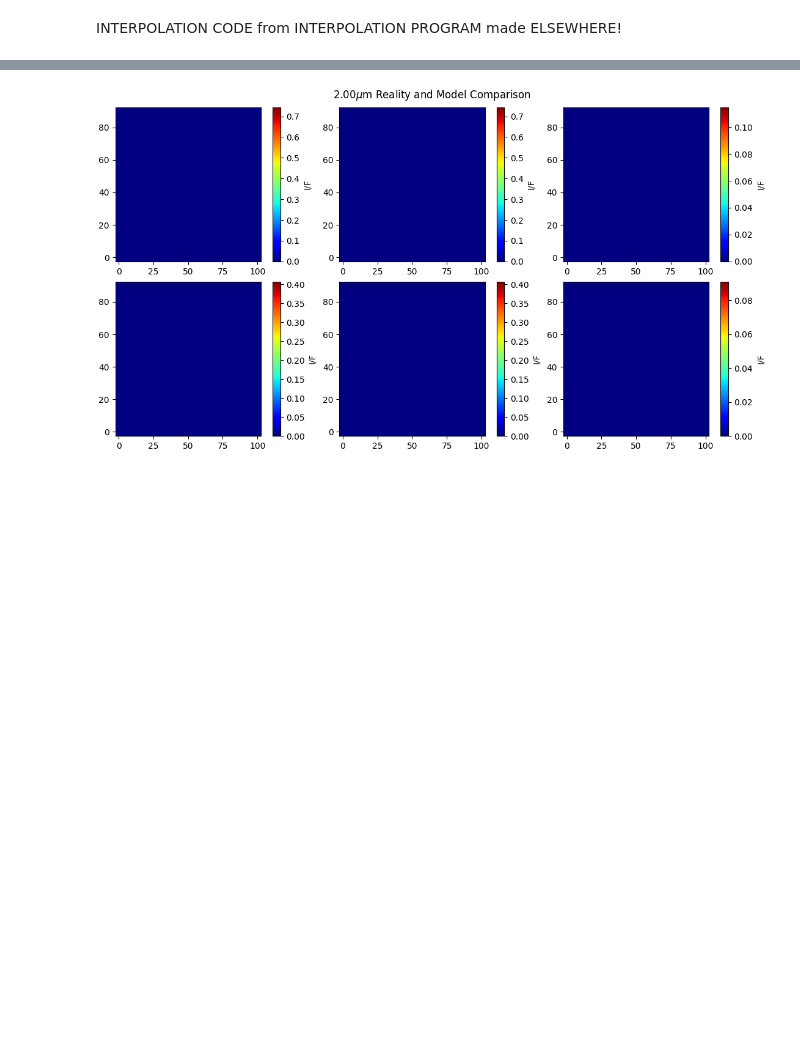
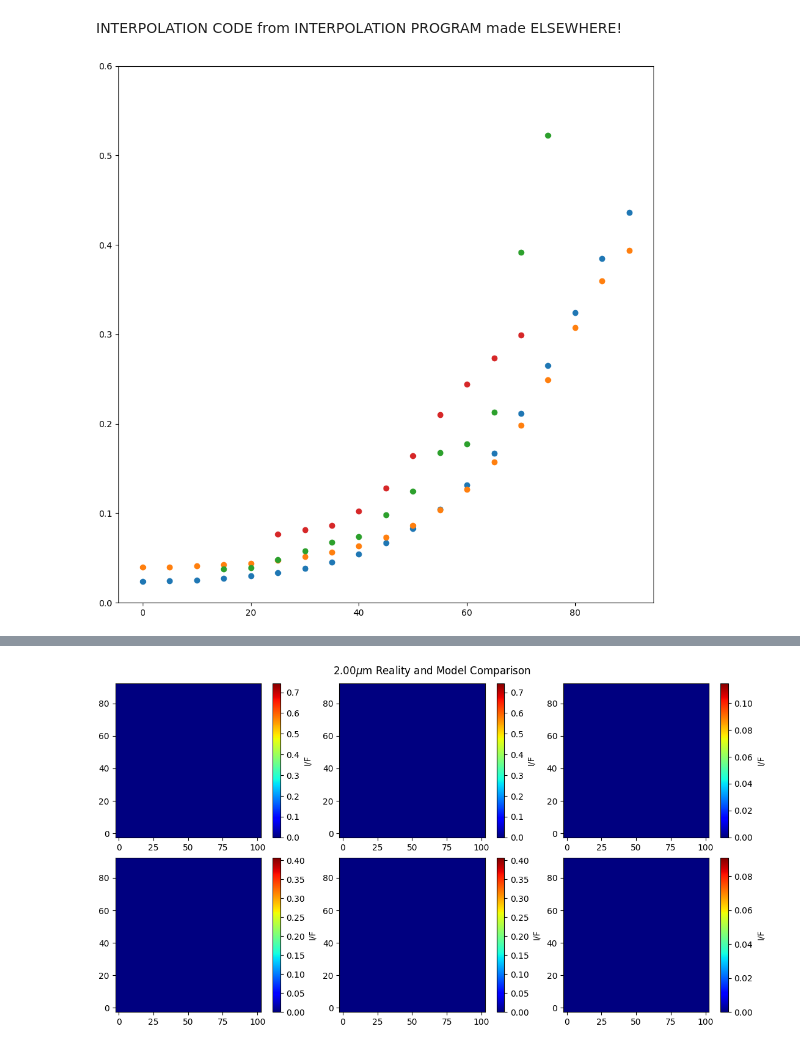
Before and after one commit to GMBlackjack/GMsNotes, a Jupyter notebook: SCRATCH WORK/LambertianSpecularDifferences/Specular Model Tester Present Comparison Method.ipynb, the cells around one changed output, grey strips where cells are left out. Drawn from its saved outputs; the diff is of its cells as text; code cells hidden in the pictures; blank space fills up the shorter version.

```diff
--- a/SCRATCH WORK/LambertianSpecularDifferences/Specular Model Tester Present Comparison Method.ipynb
+++ b/SCRATCH WORK/LambertianSpecularDifferences/Specular Model Tester Present Comparison Method.ipynb
@@ -1251,3 +1251,46 @@ for x in range(len(inputMatrix2)):
         j = j+1
     i = i+1
 #print(finalMatrix)
+# %%
+# CUT A LINE AND COMPARE
+# This really isn't a presentation notebook anymore, huh?
+# Anyway we just need to look at a particular slice. We have chosen 2um 25 azim and 65 incidence. The emission angle is the dependent variable.
+# We need to plot the specular model, the lake data, and the land data.
+#(Lambertian model is probably useuless, but we can go ahead and plot it I suppose).
+#Each series should have 19 data values.
+specModel = []
+lambModel = []
+lakeData = []
+landData = []
+Eangles = []
+
+azim = 5 #azimuth, 5=25 degrees.
+inci = 13 #incidence, 13=65 degrees.
+
+i = 0
+while (i < 19):
+    specModel.append(dataWin5[inci][i][azim])
+    lambModel.append(dataWin5L[inci][i][azim])
+    lakeData.append(finalMatrix[inci][i][azim])
+    landData.append(finalMatrix2[inci][i][azim])
+    Eangles.append(i*5.)
+    i=i+1
+
+#The problem here is that these things aren't in the same scale domian, makes it hard to compare. So we need to reclaim the
+#line's shape without altering anything else. The problem is our sets of data have different lengths!
+#One may think the derivative may help, but it also scales based on the actual values. But you know what doesn't?
+#Multiplicity. The number you multiply one point by to get the next, that is a scale-invariant quantity. We can use that
+#To extract generic shapes. Cycle through and alter everything according to this.
+
+fig, ax = plt.subplots(figsize = (9,9), layout="constrained") #matplotlib's axis and figure notation is so annoying and obtuse...
+
+ax.scatter(Eangles, np.array(specModel)*8.)
+ax.scatter(Eangles, np.array(lambModel)*8.)
+ax.scatter(Eangles, lakeData)
+ax.scatter(Eangles, landData)
+
+ax.set(ylim = [0.0,0.6])
+
+plt.show()
+# %% [output]
+[figure, added]
```
Also changed, not shown: parts of 3 cells of this notebook, 11 other files.
